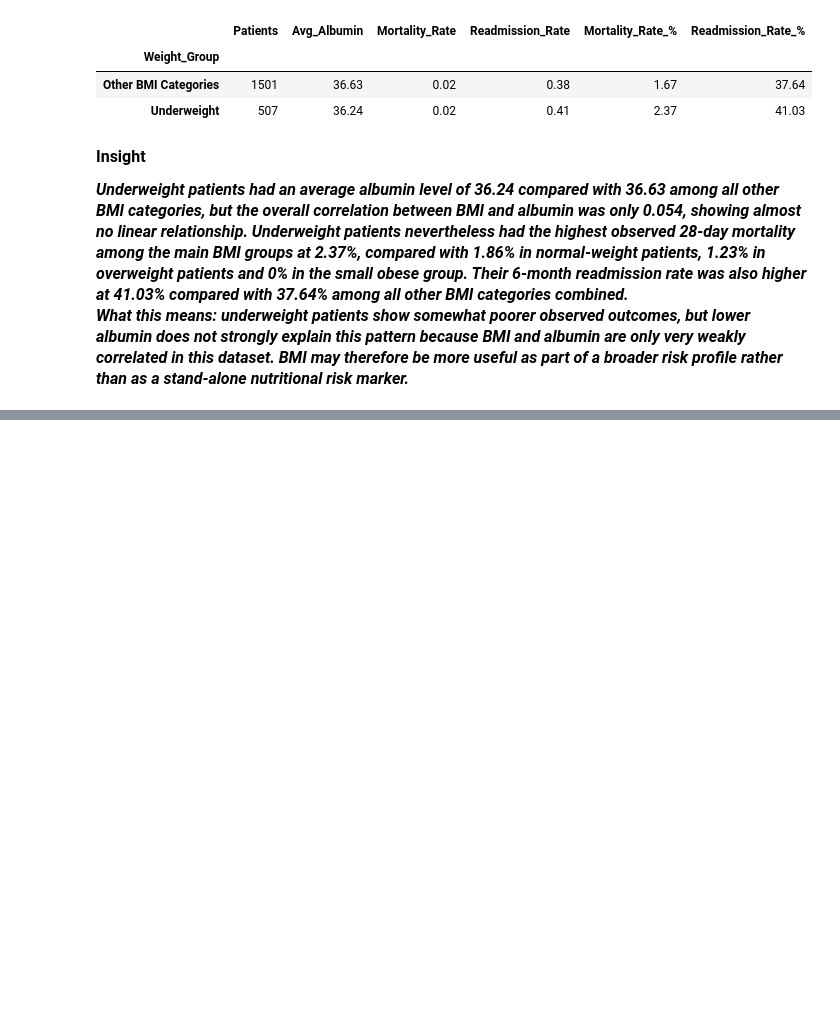
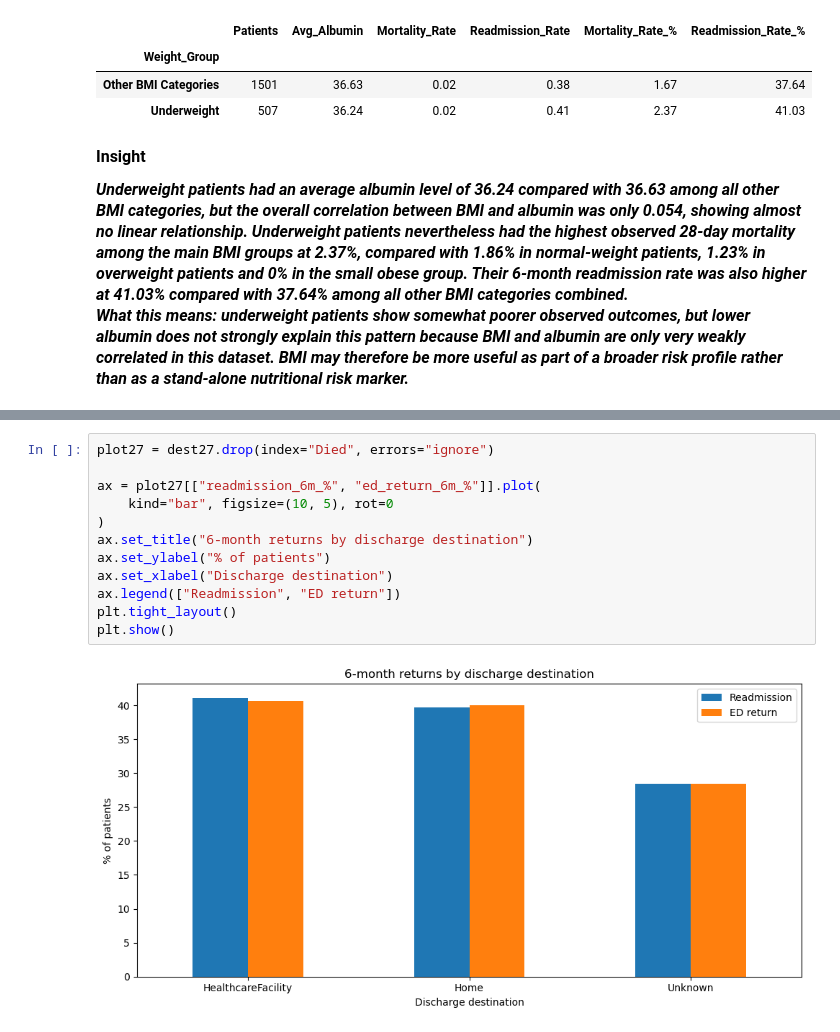
Before and after one commit to SaranyaShanmugam2026/Team2_PythonPioneers_PythonHackathon_Sep_2026, a Jupyter notebook: Team2_PythonPioneers_3.2.Prescriptive_Analysis.ipynb, the cells around one changed output, grey strips where cells are left out. Drawn from its saved outputs; the diff is of its cells as text; blank space fills up the shorter version.

```diff
--- a/Team2_PythonPioneers_3.2.Prescriptive_Analysis.ipynb
+++ b/Team2_PythonPioneers_3.2.Prescriptive_Analysis.ipynb
@@ -777,0 +1179,14 @@ display(underweight_summary.round(2))
+# %%
+plot27 = dest27.drop(index="Died", errors="ignore")
+
+ax = plot27[["readmission_6m_%", "ed_return_6m_%"]].plot(
+    kind="bar", figsize=(10, 5), rot=0
+)
+ax.set_title("6-month returns by discharge destination")
+ax.set_ylabel("% of patients")
+ax.set_xlabel("Discharge destination")
+ax.legend(["Readmission", "ED return"])
+plt.tight_layout()
+plt.show()
+# %% [output]
+[figure, added]
```
Also changed, not shown: parts of 32 cells of this notebook.
